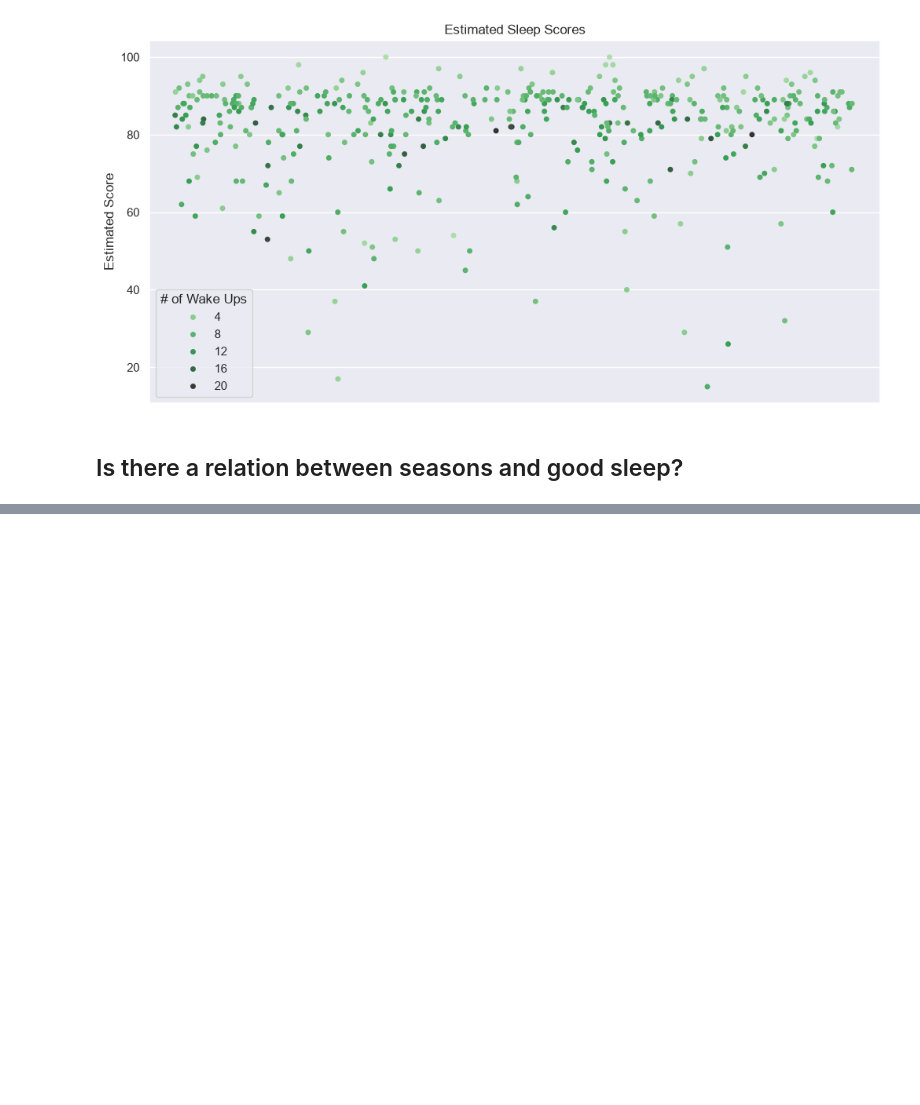
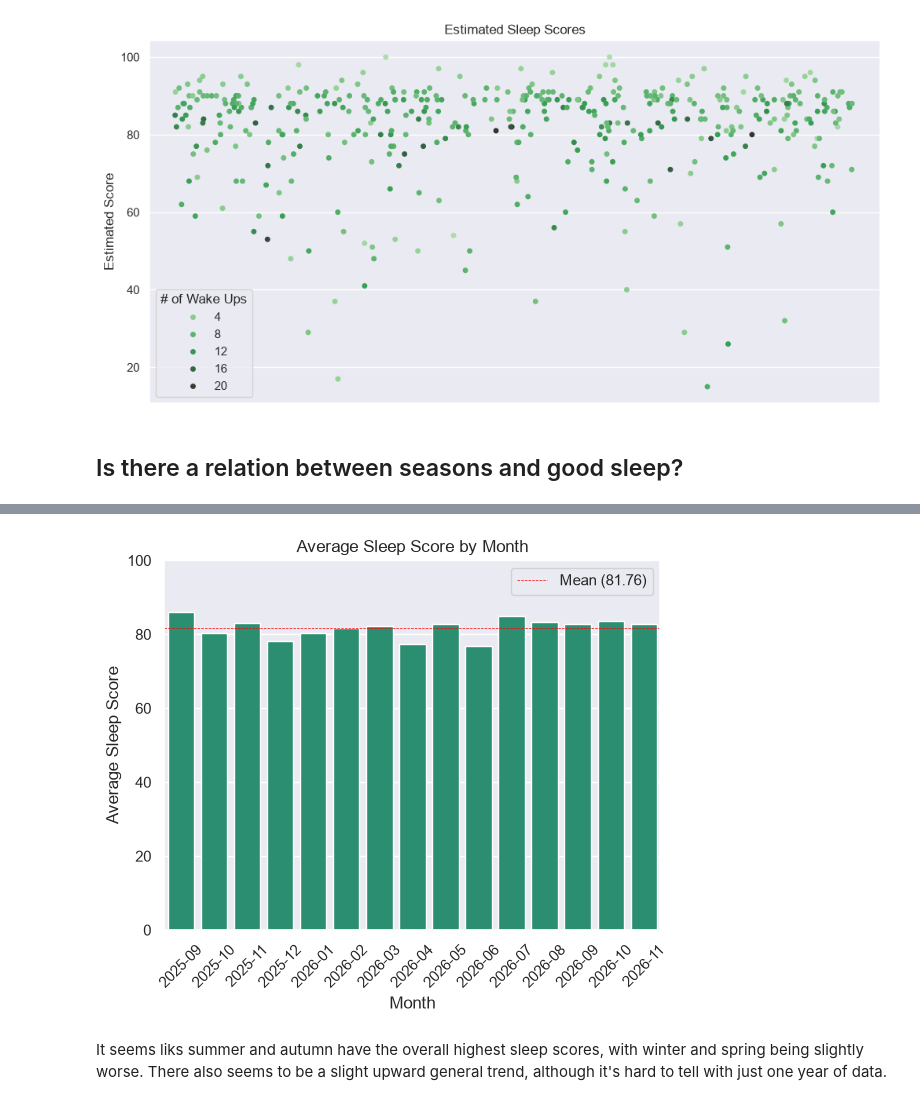
Before and after one commit to DimitarK13/personal-sleep-analysis, a Jupyter notebook: notebooks/03-exploratory-data-analysis.ipynb, the cells around one changed output, grey strips where cells are left out. Saved outputs shown, nothing was run; the diff lists cells and outputs as text; code cells hidden in the pictures; blank space fills up the shorter version.

Commit message:
investigate relation beteween seasons and sleeping scores and fix chart path

```diff
--- a/notebooks/03-exploratory-data-analysis.ipynb
+++ b/notebooks/03-exploratory-data-analysis.ipynb
@@ -6,7 +6,7 @@ import numpy as np
 import seaborn as sns
 import matplotlib.pyplot as plt
 
-df = pd.read_csv('../data/processed/sleep_data.csv')
+df = pd.read_csv('../data/processed/sleep_data.csv', parse_dates=['night', 'bedtime', 'wake_time'])
 # %%
 sns.set_theme(palette='Dark2')
 # %%
@@ -26,3 +26,10 @@ plt.show()
 [figure]
 # %% [markdown]
 ## Is there a relation between seasons and good sleep?
+# %%
+sleep_scores_by_month = df.groupby(df['night'].dt.to_period('M')).agg(
+    score=('est_score', 'mean'),
+    count=('est_score', 'count')
+)
+
+sleep_scores_by_month
@@ -28,0 +56,6 @@ plt.show()
+# %%
+sleep_statistics_by_month = sleep_scores_by_month['score'].describe()
+
+mean_sleep_score = sleep_statistics_by_month['mean']
+
+sleep_statistics_by_month
@@ -28,0 +78,25 @@ plt.show()
+# %%
+sns.barplot(x=sleep_scores_by_month.index, y=sleep_scores_by_month['score'])
+
+plt.axhline(
+    mean_sleep_score,
+    color='red',
+    linestyle='--',
+    linewidth=0.5,
+    label=f'Mean ({mean_sleep_score:.2f})'
+)
+
+plt.ylim(0, 100)
+plt.xticks(rotation=45)
+
+plt.title('Average Sleep Score by Month')
+plt.xlabel('Month')
+plt.ylabel('Average Sleep Score')
+plt.legend()
+
+plt.savefig('../visualizations/average-sleep-score-by-month.png', bbox_inches='tight')
+plt.show()
+# %% [output]
+[figure, added]
+# %% [markdown]
+It seems liks summer and autumn have the overall highest sleep scores, with winter and spring being slightly worse. There also seems to be a slight upward general trend, although it's hard to tell with just one year of data.
```
Also changed, not shown: parts of 5 cells of this notebook, 2 other files.
